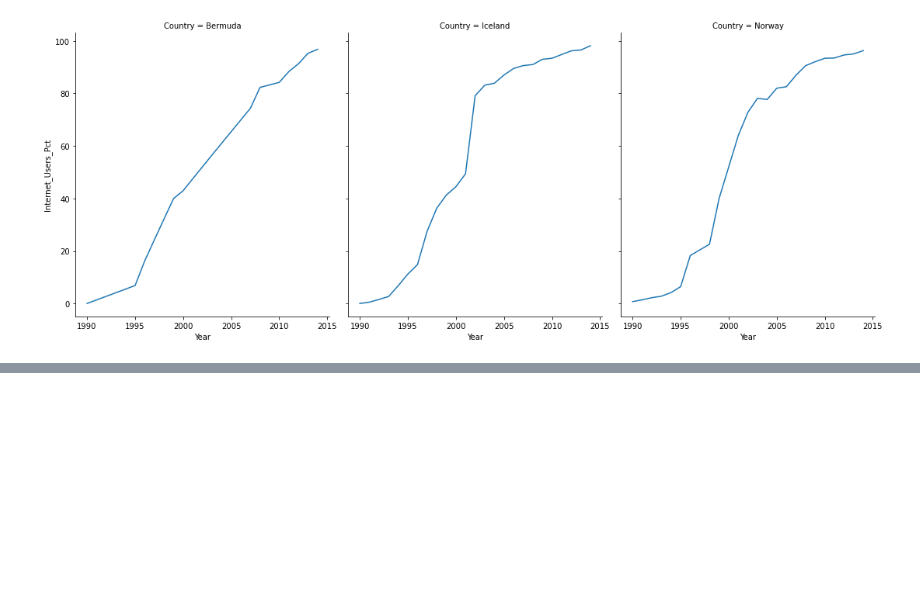
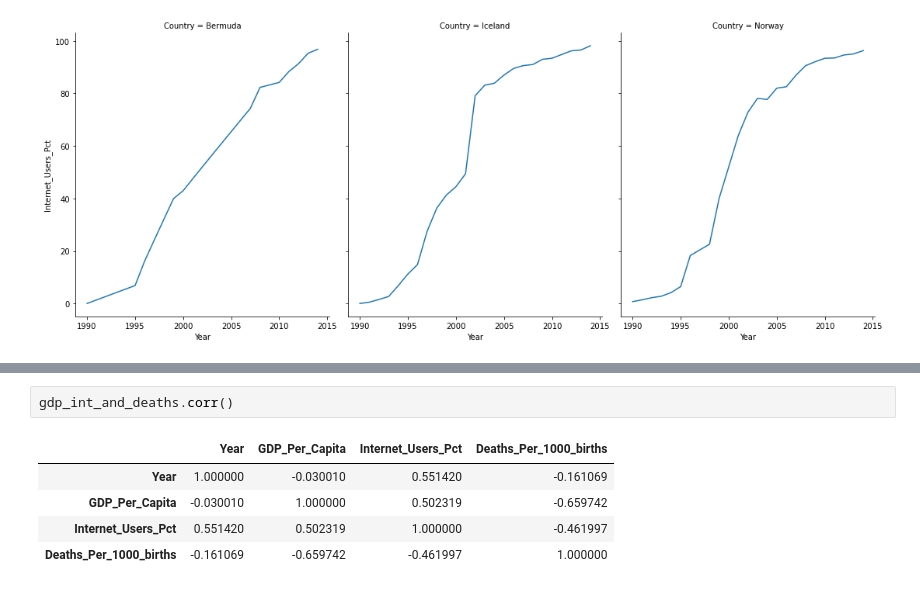
Before and after one commit to nss-data-science-cohort-5/un_exploration-Corbec, a Jupyter notebook: notebooks/UN_Data_Exploration.ipynb, the cells around one changed output, grey strips where cells are left out. Saved outputs shown, nothing was run; the diff lists cells and outputs as text; blank space fills up the shorter version.

```diff
--- a/notebooks/UN_Data_Exploration.ipynb
+++ b/notebooks/UN_Data_Exploration.ipynb
@@ -862,0 +815,8 @@ internet_names.difference(gdp_names)
+# %%
+gdp_int_and_deaths.corr()
+# %% [output]
+|  | Year | GDP_Per_Capita | Internet_Users_Pct | Deaths_Per_1000_births |
+| Year | 1.000000 | -0.030010 | 0.551420 | -0.161069 |
+| GDP_Per_Capita | -0.030010 | 1.000000 | 0.502319 | -0.659742 |
+| Internet_Users_Pct | 0.551420 | 0.502319 | 1.000000 | -0.461997 |
+| Deaths_Per_1000_births | -0.161069 | -0.659742 | -0.461997 | 1.000000 |
```
Also changed, not shown: parts of 80 cells of this notebook.
